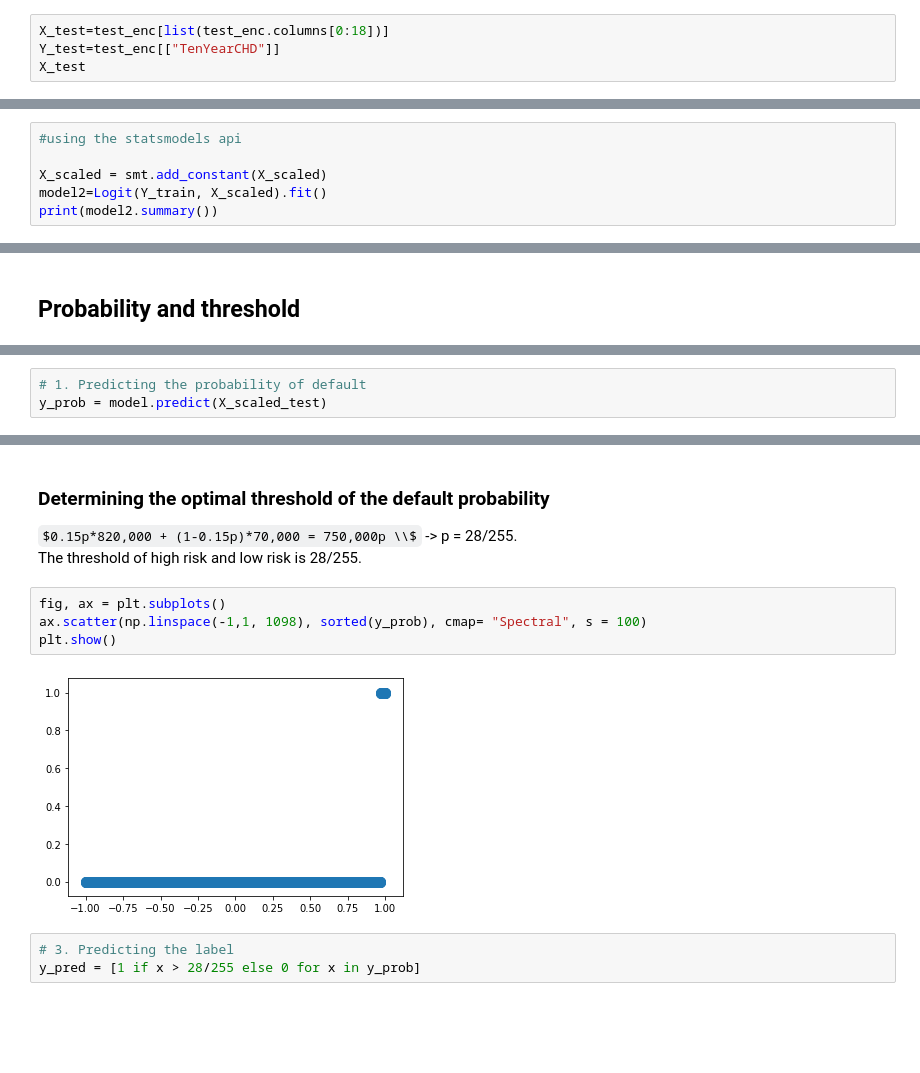
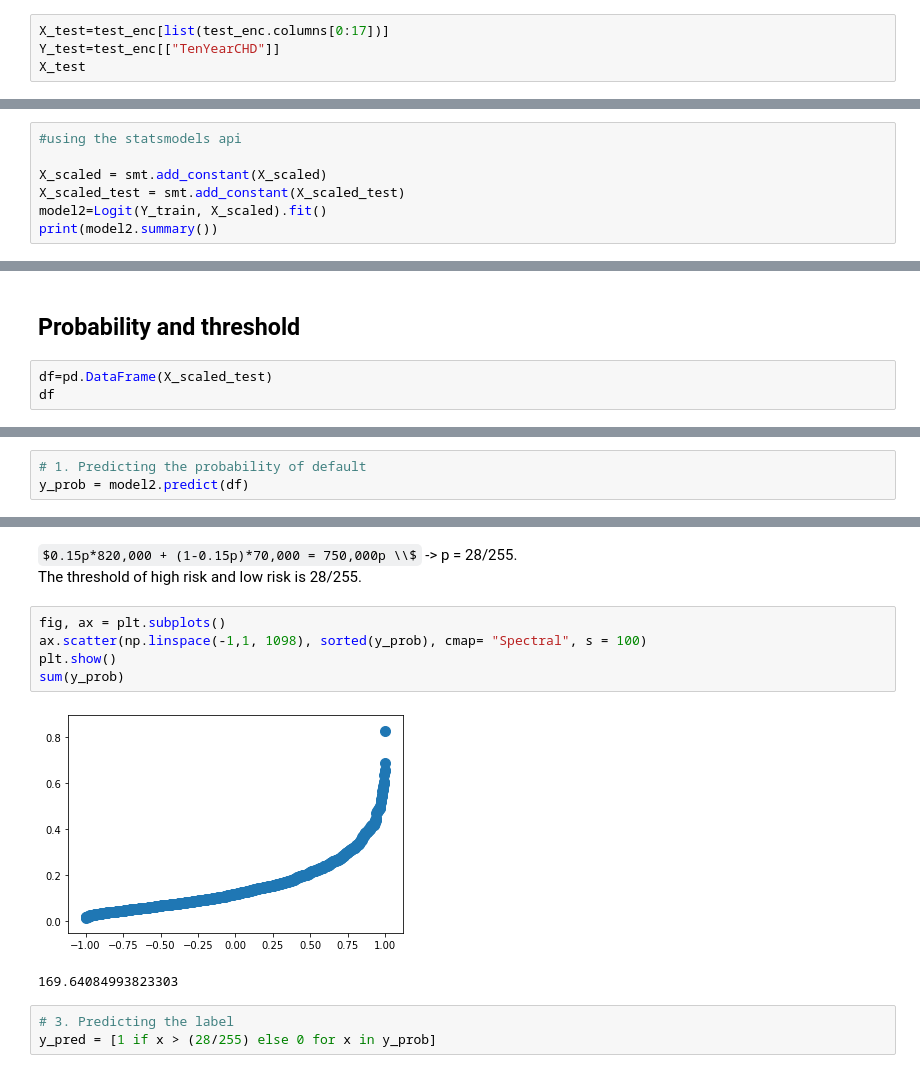
Before and after one commit to Ghitahouir/ML-and-Data-Analytics, a Jupyter notebook: HW2/Framingham_Heart_Study.ipynb, the cells around one changed output, grey strips where cells are left out. Saved outputs shown, nothing was run; the diff lists cells and outputs as text; some formulas as TeX source; blank space fills up the shorter version.

```diff
--- a/HW2/Framingham_Heart_Study.ipynb
+++ b/HW2/Framingham_Heart_Study.ipynb
@@ -91,5 +94,5 @@ X_train
 # %%
-X_test=test_enc[list(test_enc.columns[0:18])]
+X_test=test_enc[list(test_enc.columns[0:17])]
 Y_test=test_enc[["TenYearCHD"]]
 X_test
 # %% [output]
@@ -169,6 +172,7 @@ print(model.coef_, model.intercept_)
 #using the statsmodels api
 
 X_scaled = smt.add_constant(X_scaled)
+X_scaled_test = smt.add_constant(X_scaled_test)
 model2=Logit(Y_train, X_scaled).fit()
 print(model2.summary())
 # %% [output]
@@ -193,3 +221,6 @@ x18           -0.0202   2.77e+06  -7.29e-09      1.000   -5.43e+06    5.43e+06
 # Plotting some metrics
 # %% [markdown]
 ## Probability and threshold
+# %%
+df=pd.DataFrame(X_scaled_test)
+df
@@ -196,3 +241,3 @@ x18           -0.0202   2.77e+06  -7.29e-09      1.000   -5.43e+06    5.43e+06
 # %%
 # 1. Predicting the probability of default
-y_prob = model.predict(X_scaled_test)
+y_prob = model2.predict(df)
@@ -199,14 +252,15 @@ y_prob = model.predict(X_scaled_test)
 # %% [markdown]
-### Determining the optimal threshold of the default probability
 $0.15p*820,000 + (1-0.15p)*70,000 = 750,000p \\$
 -> p = 28/255. \
 The threshold of high risk and low risk is 28/255.
 # %%
 fig, ax = plt.subplots()
 ax.scatter(np.linspace(-1,1, 1098), sorted(y_prob), cmap= "Spectral", s = 100)
 plt.show()
+sum(y_prob)
 # %% [output]
-[figure, old version]
+[figure, new version]
+169.64084993823303
 # %%
 # 3. Predicting the label
-y_pred = [1 if x > 28/255 else 0 for x in y_prob]
+y_pred = [1 if x > (28/255) else 0 for x in y_prob]
```
Also changed, not shown: parts of 42 cells of this notebook, 2 other files.
